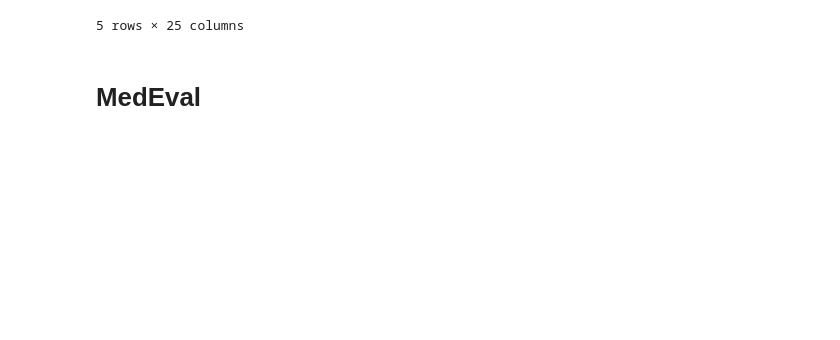
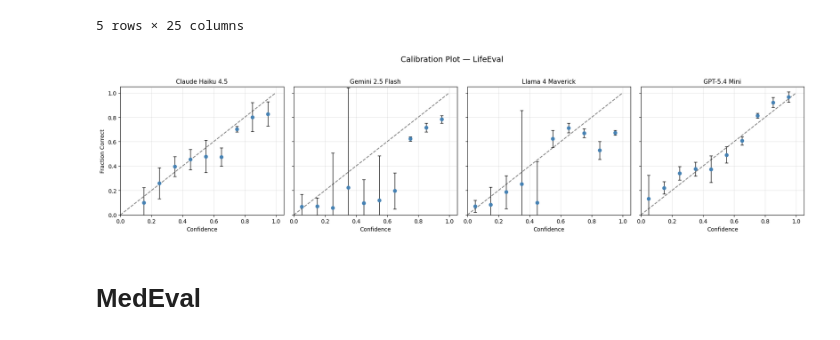
Before and after one commit to NoamMichael/BayesEval, a Jupyter notebook: analysis/analysis.ipynb, the cells around one changed output. Drawn from its saved outputs; the diff is of its cells as text; code cells hidden in the pictures; blank space fills up the shorter version.

```diff
--- a/analysis/analysis.ipynb
+++ b/analysis/analysis.ipynb
@@ -75,6 +127,39 @@ df.tail()
 | 16158 | 4038 | 4038 | 101 | 0.72 | {"Answer":"101","Confidence":"0.72"} | NaN | 102.14 | 100.0 | female | 19.0 | ... |
 | 16159 | 4039 | 4039 | 103 | 0.72 | {"Answer":"103","Confidence":"0.72"} | NaN | 102.14 | 100.0 | female | 20.0 | ... |
 5 rows × 25 columns
+# %%
+# RQ 1)
+# LifeEval Calibration: true_probability via Gompertz conditional survival CDF
+
+from scoring import lifeeval_true_probability
+
+LIFEEVAL_COLS = ["question_id", "Answer", "Confidence", "raw", "error",
+                 "true_lifespan", "min_age", "sex", "radius", "best_answer", "MAS"]
+
+le_df = pd.DataFrame()
+le_path = RESULTS_PATH / Path("LifeEval")
+for model in MODELS:
+    new_df = pd.read_csv(le_path / f"{model}.csv")
+    # Normalize mangled _x/_y columns from prior double-merges
+    rename = {}
+    for col in LIFEEVAL_COLS:
+        if col not in new_df.columns and f"{col}_x" in new_df.columns:
+            rename[f"{col}_x"] = col
+    if rename:
+        new_df = new_df.rename(columns=rename)
+    new_df = new_df[[c for c in LIFEEVAL_COLS if c in new_df.columns] + ["model"] if "model" in new_df.columns else [c for c in LIFEEVAL_COLS if c in new_df.columns]]
+    new_df["model"] = model
+    le_df = pd.concat([le_df, new_df], ignore_index=True)
+
+le_df["Answer_num"] = pd.to_numeric(le_df["Answer"], errors="coerce")
+le_df = le_df.dropna(subset=["Answer_num", "sex", "min_age", "radius"])
+le_df["true_probability"] = [
+    lifeeval_true_probability(a, age, sex, r)
+    for a, age, sex, r in zip(le_df["Answer_num"], le_df["min_age"], le_df["sex"], le_df["radius"])
+]
+plot = calibration_plot_grid(le_df, "true_probability", "LifeEval", filename="calibration_lifeeval.png")
+# %% [output]
+[figure, added]
 # %% [markdown]
 # MedEval
 # %%
```
Also changed, not shown: parts of 7 cells of this notebook, 15 other files.
